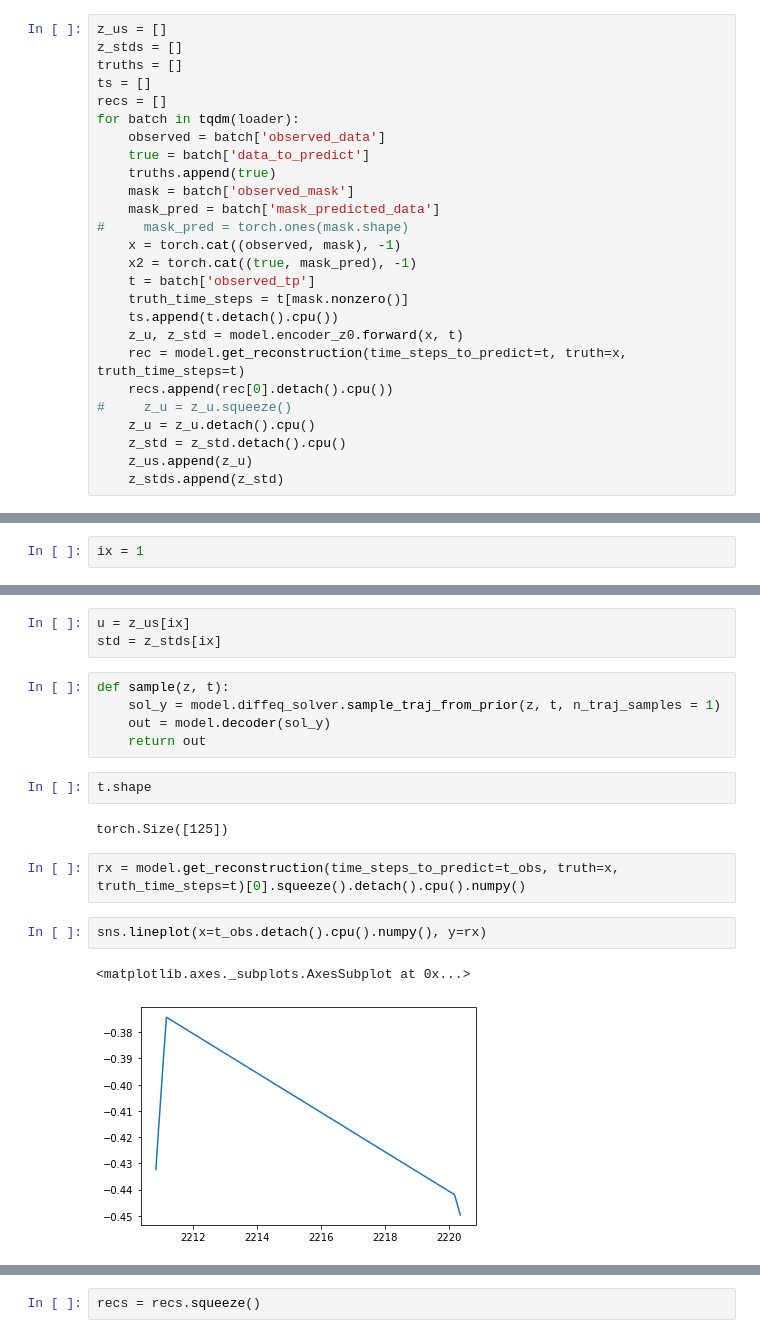
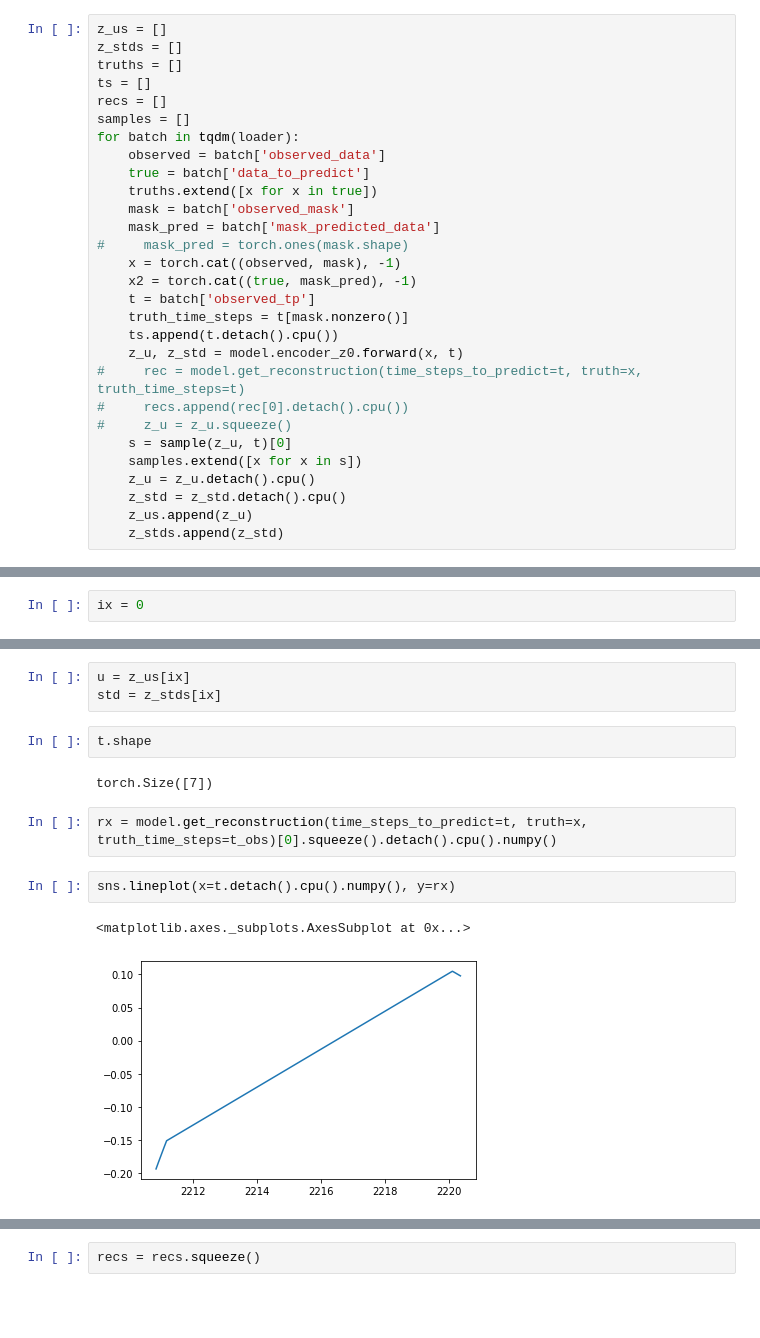
Before and after one commit to glennkroegel/pytorch-starlightcurves, a Jupyter notebook: reconstruct_interpolated_latent_ode.ipynb, the cells around one changed output, grey strips where cells are left out. Cells and saved outputs as stored; diff of their text form; blank space fills up the shorter version.

Commit message:
batchify function for time point union + generation of toy dataset for quicker testing

```diff
--- a/reconstruct_interpolated_latent_ode.ipynb
+++ b/reconstruct_interpolated_latent_ode.ipynb
@@ -77,10 +82,11 @@ z_stds = []
 truths = []
 ts = []
 recs = []
+samples = []
 for batch in tqdm(loader):
     observed = batch['observed_data']
     true = batch['data_to_predict']
-    truths.append(true)
+    truths.extend([x for x in true])
     mask = batch['observed_mask']
     mask_pred = batch['mask_predicted_data']
 #     mask_pred = torch.ones(mask.shape)
@@ -90,9 +96,11 @@ for batch in tqdm(loader):
     truth_time_steps = t[mask.nonzero()]
     ts.append(t.detach().cpu())
     z_u, z_std = model.encoder_z0.forward(x, t)
-    rec = model.get_reconstruction(time_steps_to_predict=t, truth=x, truth_time_steps=t)
-    recs.append(rec[0].detach().cpu())
+#     rec = model.get_reconstruction(time_steps_to_predict=t, truth=x, truth_time_steps=t)
+#     recs.append(rec[0].detach().cpu())
 #     z_u = z_u.squeeze()
+    s = sample(z_u, t)[0]
+    samples.extend([x for x in s])
     z_u = z_u.detach().cpu()
     z_std = z_std.detach().cpu()
     z_us.append(z_u)
@@ -138,7 +162,7 @@ z_us.shape, z_stds.shape, truths.shape
 # %% [markdown]
 ### Results
 # %%
-ix = 1
+ix = 0
 # %%
 observed_data = batch['observed_data'][ix]
 mask = batch['observed_mask'][ix]#.squeeze()
@@ -161,19 +186,14 @@ tensor([2210.8501, 2210.9299, 2211.1001, 2211.1799, 2220.1799, 2220.3601])
 # %%
 u = z_us[ix]
 std = z_stds[ix]
-# %%
-def sample(z, t):
-    sol_y = model.diffeq_solver.sample_traj_from_prior(z, t, n_traj_samples = 1)
-    out = model.decoder(sol_y)
-    return out
 # %%
 t.shape
 # %% [output]
-torch.Size([125])
+torch.Size([7])
 # %%
-rx = model.get_reconstruction(time_steps_to_predict=t_obs, truth=x, truth_time_steps=t)[0].squeeze().detach().cpu().numpy()
+rx = model.get_reconstruction(time_steps_to_predict=t, truth=x, truth_time_steps=t_obs)[0].squeeze().detach().cpu().numpy()
 # %%
-sns.lineplot(x=t_obs.detach().cpu().numpy(), y=rx)
+sns.lineplot(x=t.detach().cpu().numpy(), y=rx)
 # %% [output]
 <matplotlib.axes._subplots.AxesSubplot at 0x...>
-[figure, old version]
+[figure, new version]
```
Also changed, not shown: parts of 17 cells of this notebook, 5 other files.
